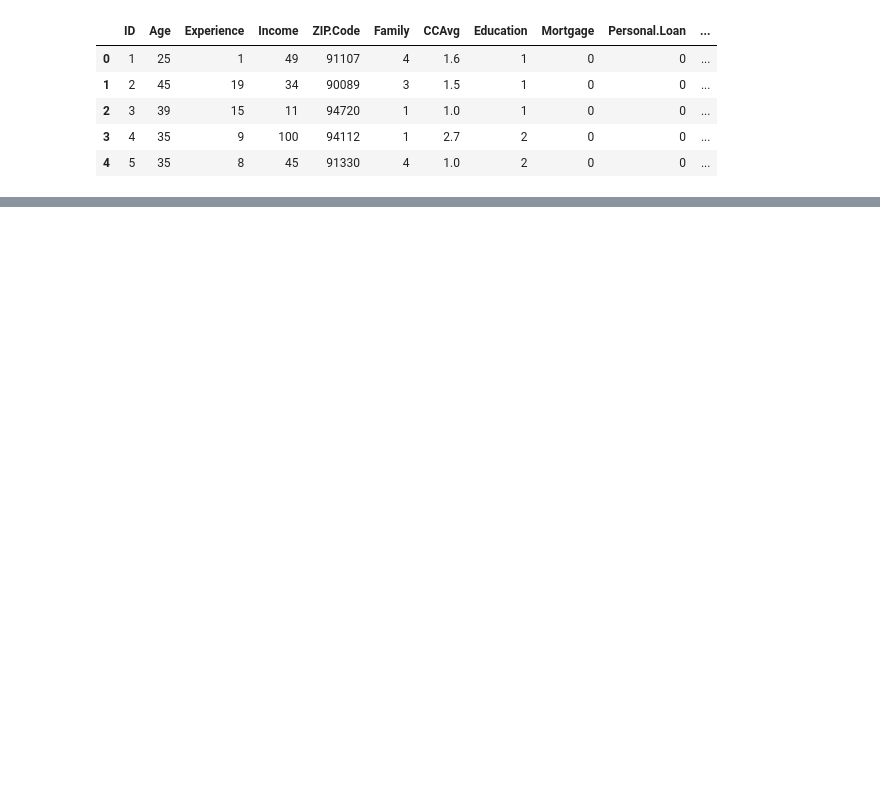
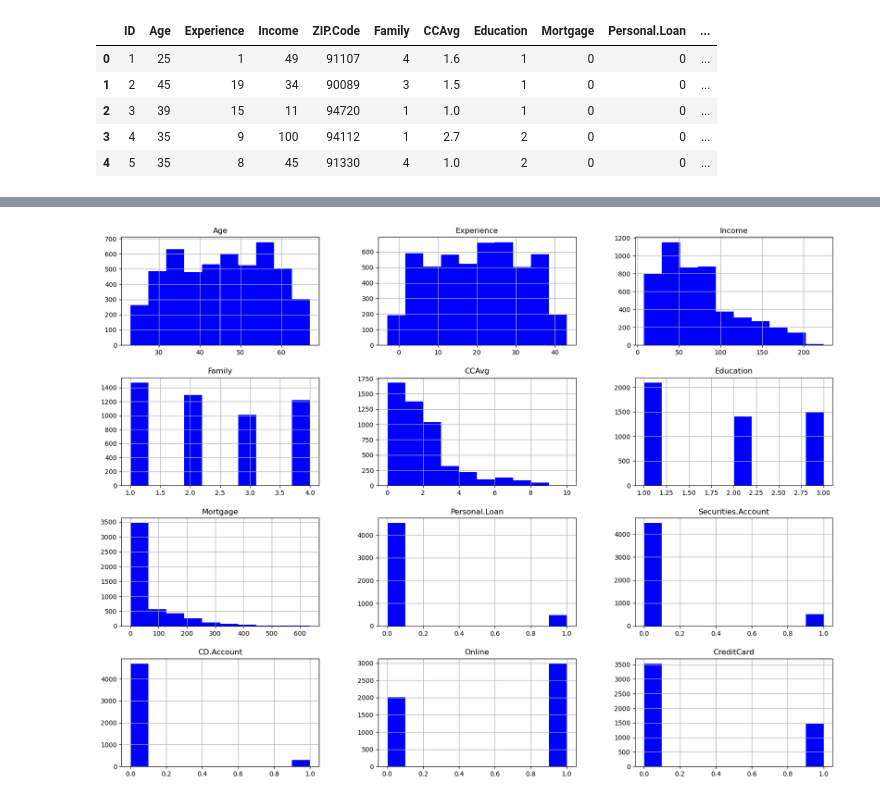
Before and after one commit to Pratiksha0221/Loan_prediction_package, a Jupyter notebook: TUTORIAL.ipynb, the cells around one changed output, grey strips where cells are left out. Cells and saved outputs as stored; diff of their text form; code cells hidden in the pictures; blank space fills up the shorter version.

```diff
--- a/TUTORIAL.ipynb
+++ b/TUTORIAL.ipynb
@@ -5,10 +24,10 @@ from loan_prediction import plot_correlation_matrix, visualize_data, plot_featur
 # %%
-# Load the dataset
+# Loading the dataset
 file_path = r"C:\Users\Pratiksha Pingle\Documents\GitHub\loan_prediction\data\bankloan.csv"
-data = load_data(file_path)
+loan_data = load_data(file_path)
 
-# Display the first few rows
-data.head()
+# Data Head
+loan_data.head()
 # %% [output]
 |  | ID | Age | Experience | Income | ZIP.Code | Family | CCAvg | Education | Mortgage | Personal.Loan | ... |
 | 0 | 1 | 25 | 1 | 49 | 91107 | 4 | 1.6 | 1 | 0 | 0 | ... |
@@ -51,0 +48,7 @@ Mean Squared Error: 0.01
+# %%
+# Creating an instance of the DataProcessor class
+data_processor = DataProcessor(loan_data)
+
+# Preprocessing the data
+processed_data = data_processor.preprocess()
+processed_data.head()
@@ -51,0 +72,8 @@ Mean Squared Error: 0.01
+# %%
+# Creating an instance of the Visualizer class
+visualizer = Visualizer(processed_data)
+
+# Visualizing the data
+visualizer.visualize_data()
+# %% [output]
+[figure, added]
```
Also changed, not shown: parts of 21 cells of this notebook, 1 other file.
